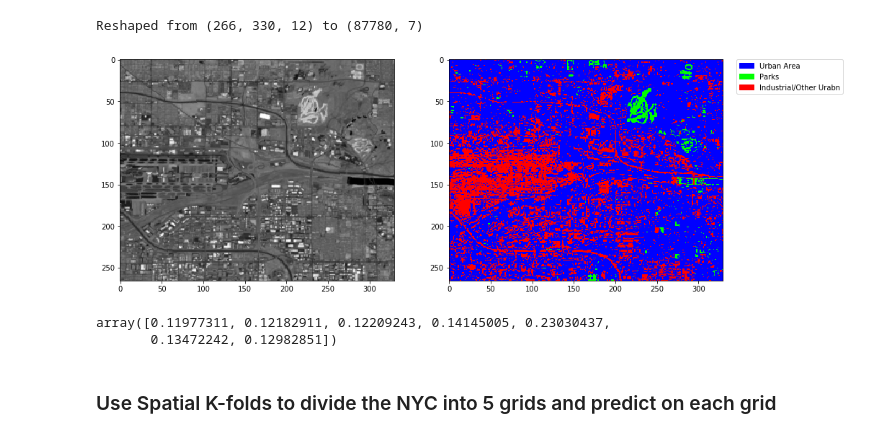
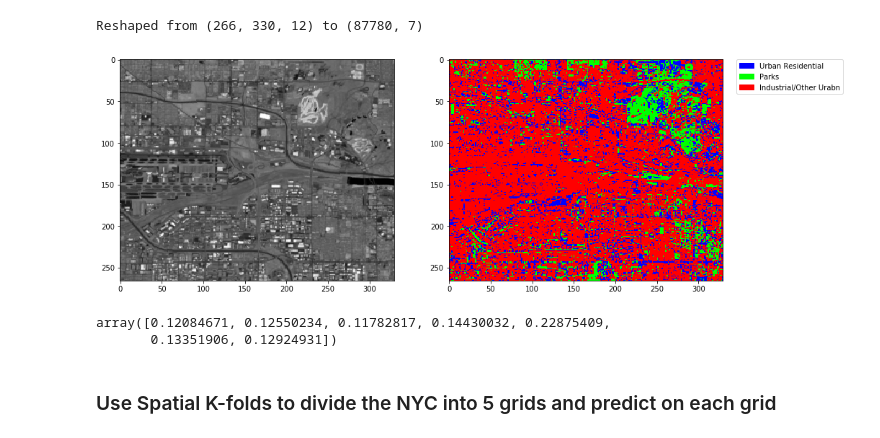
Before and after one commit to MaxwellMkondiwa/Urban_Land_Use_Classification_From_Satellite_Imagery, a Jupyter notebook: satellite_data_gauravEdit.ipynb, the cells around one changed output. Drawn from its saved outputs; the diff is of its cells as text; code cells hidden in the pictures.

```diff
--- a/satellite_data_gauravEdit.ipynb
+++ b/satellite_data_gauravEdit.ipynb
@@ -539,8 +539,8 @@ print('Our y array is sized: {sz}'.format(sz=y.shape))
 # Mask out clouds, cloud shadows, and snow using Fmask
 clear = X[:, 7] <= 1
 
-X = X[clear, :7][:10000]  # we can ditch the Fmask band now
-y = y[clear][:10000]
+X = X[clear, :7]  # we can ditch the Fmask band now
+y = y[clear]
 
 print('After masking, our X matrix is sized: {sz}'.format(sz=X.shape))
 print('After masking, our y array is sized: {sz}'.format(sz=y.shape))
@@ -791,39 +789,39 @@ for k in colors:
     _v = [_v / 255.0 for _v in v]
     colors[k] = _v
 
 index_colors = [colors[key] if key in colors else
                 (255, 255, 255, 0) for key in range(1, n + 1)]
 cmap = plt.matplotlib.colors.ListedColormap(index_colors, 'Classification')
 
 
 # Now show the classmap next to the image
 # Now show the classmap next to the image
 f = plt.figure(figsize=(15,15))
 
 ax = f.add_subplot(121)
 ax.imshow(image_p[:, :, 4], cmap=plt.cm.Greys_r)
 
 ax = f.add_subplot(122)
 #plt.subplot(122)
 ax.imshow(class_prediction, cmap=cmap, interpolation='none')
 
 ######
 values = np.unique(class_prediction.ravel())
 colors = [ im.cmap(im.norm(value)) for value in values]
 # create a patch (proxy artist) for every color
-dic = {0:'Urban Area', 1:'Parks', 2:'Industrial/Other Urabn'}
+dic = {0:'Urban Residential', 1:'Parks', 2:'Industrial/Other Urabn'}
 patches = [ mpatches.Patch(color=colors[i], label="{l}".format(l=dic[i]) ) for i in range(len(values)) ]
 # put those patched as legend-handles into the legend
 plt.legend(handles=patches, bbox_to_anchor=(1.05, 1), loc=2, borderaxespad=0. )
 ######
 
 plt.show()
 # %% [output]
-[figure, old version]
+[figure, new version]
 # %%
 rf.feature_importances_
 # %% [output]
-array([0.11977311, 0.12182911, 0.12209243, 0.14145005, 0.23030437,
-       0.13472242, 0.12982851])
+array([0.12084671, 0.12550234, 0.11782817, 0.14430032, 0.22875409,
+       0.13351906, 0.12924931])
 # %% [markdown]
 ### Use Spatial K-folds to divide the NYC into 5 grids and predict on each grid
```
Also changed, not shown: parts of 20 cells of this notebook.
